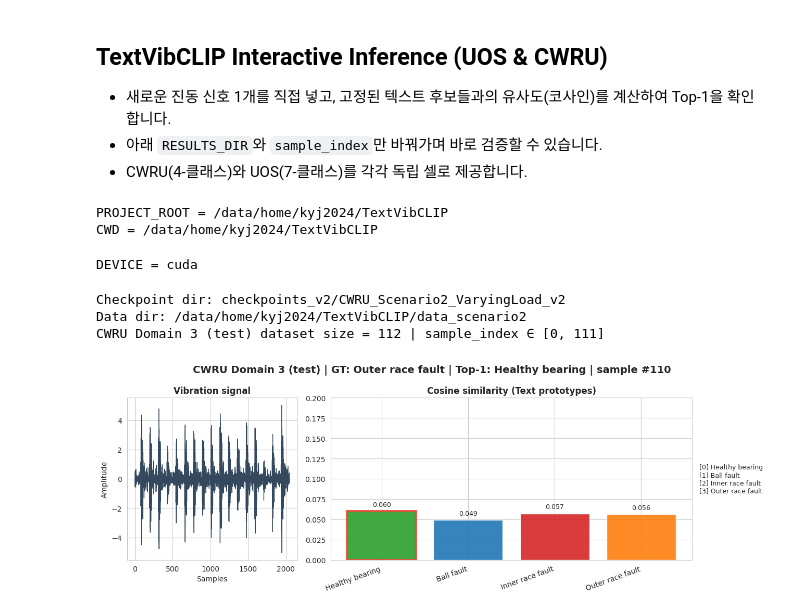
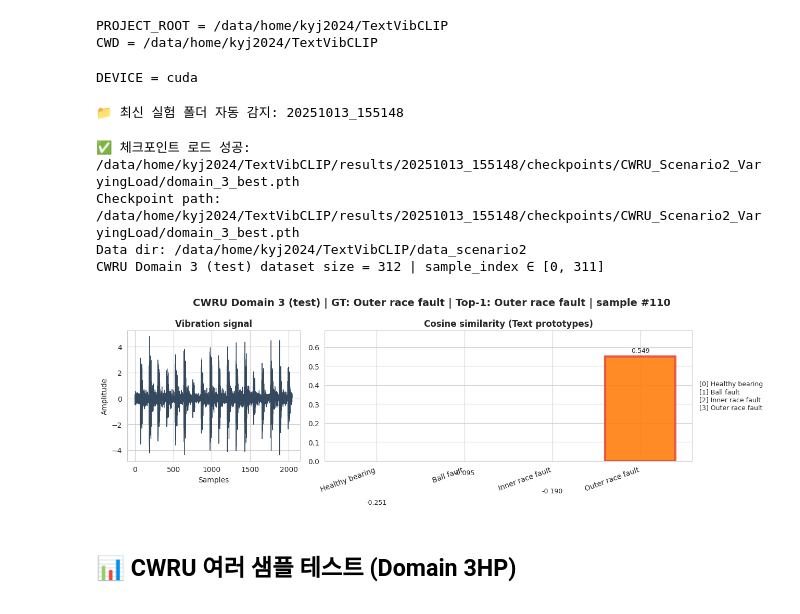
Before and after one commit to youngjr0527/TextVibCLIP, a Jupyter notebook: notebooks/interactive_inference.ipynb, the cells around one changed output. Drawn from its saved outputs; the diff is of its cells as text; code cells hidden in the pictures.

```diff
--- a/notebooks/interactive_inference.ipynb
+++ b/notebooks/interactive_inference.ipynb
@@ -1,7 +1 @@
-# %% [markdown]
-## TextVibCLIP Interactive Inference (UOS & CWRU)
-
-- 새로운 진동 신호 1개를 직접 넣고, 고정된 텍스트 후보들과의 유사도(코사인)를 계산하여 Top‑1을 확인합니다.
-- 아래 `RESULTS_DIR`와 `sample_index`만 바꿔가며 바로 검증할 수 있습니다.
-- CWRU(4‑클래스)와 UOS(7‑클래스)를 각각 독립 셀로 제공합니다.
 # %%
@@ -144,15 +187,21 @@ def visualize_retrieval(vib_signal: torch.Tensor,
         plt.savefig(save_path, dpi=220, bbox_inches='tight')
     plt.show()
 # %%
+# Cell 3
 # CWRU: 4-class retrieval inference
-RESULTS_DIR = 'results/v2_20251001_022253'
-SCENARIO = 'CWRU_Scenario2_VaryingLoad_v2'
+# RESULTS_DIR = 'results/20251013_133656'
+RESULTS_DIR = get_latest_results_dir()  # 최신 실험
+
+SCENARIO = 'CWRU_Scenario2_VaryingLoad'
+CHECKPOINT = 'domain_3_best.pth'
 DOMAIN = 3  # 0,1,2,3 중 선택
 subset = 'test'  # 'val'도 가능
-sample_index = 111 # 여러 샘플로 바꿔가며 확인
 sample_index = 110 # 여러 샘플로 바꿔가며 확인
+# %% [output]
+📁 최신 실험 폴더 자동 감지: 20251013_155148
 # %%
-trainer, ckpt_dir = load_trainer('cwru', RESULTS_DIR, SCENARIO, 'domain_3_best_v2.pth')
+# Cell 4
+trainer, ckpt_path = load_trainer('cwru', RESULTS_DIR, SCENARIO, CHECKPOINT)
 
 # 도메인별 dataloader 준비 (현재 결과와 동일 split)
 loaders = create_domain_dataloaders(data_dir='data_scenario2', domain_order=[0,1,2,3], dataset_type='cwru', batch_size=64)
@@ -176,33 +225,36 @@ prompt_bank = {
     3: ["bearing outer race fault", "outer ring defect in bearing", "outer race damage of bearing"],
 }
 texts = sum(prompt_bank.values(), [])  # flatten
 
 trainer.model.eval()
 with torch.no_grad():
     # 진동 임베딩
     vib_raw = trainer.model.vib_encoder(vib)
     vib_emb = F.normalize(trainer.model.vib_projection(vib_raw), p=2, dim=1)
     # 텍스트 임베딩(프로토타입 평균)
     proto = []
     for cls_id in [0,1,2,3]:
         raw = trainer.model.text_encoder.encode_texts(prompt_bank[cls_id], DEVICE)
         proj = F.normalize(trainer.model.text_projection(raw), p=2, dim=1)
         proto.append(F.normalize(proj.mean(dim=0, keepdim=True), p=2, dim=1))
     proto_mat = torch.cat(proto, dim=0)
     sims = vib_emb @ proto_mat.t()
     pred = sims.argmax(dim=1).item()
 
 prompts = ["Healthy bearing","Ball fault","Inner race fault","Outer race fault"]
 gt = ["Healthy bearing","Ball fault","Inner race fault","Outer race fault"][labels.squeeze().item()]
 visualize_retrieval(vib_signal=vib,
                     prompts=prompts,
                     sims=sims,
                     pred_idx=pred,
                     title=f"CWRU Domain {DOMAIN} ({subset})",
                     true_label=gt,
                     sample_index=idx)
 # %% [output]
-Checkpoint dir: checkpoints_v2/CWRU_Scenario2_VaryingLoad_v2
+✅ 체크포인트 로드 성공: /data/home/kyj2024/TextVibCLIP/results/20251013_155148/checkpoints/CWRU_Scenario2_VaryingLoad/domain_3_best.pth
+Checkpoint path: /data/home/kyj2024/TextVibCLIP/results/20251013_155148/checkpoints/CWRU_Scenario2_VaryingLoad/domain_3_best.pth
 Data dir: /data/home/kyj2024/TextVibCLIP/data_scenario2
-CWRU Domain 3 (test) dataset size = 112 | sample_index ∈ [0, 111]
+CWRU Domain 3 (test) dataset size = 312 | sample_index ∈ [0, 311]
-[figure, old version]
+[figure, new version]
+# %% [markdown]
+## 📊 CWRU 여러 샘플 테스트 (Domain 3HP)
```
Also changed, not shown: parts of 22 cells of this notebook, 8 other files.
